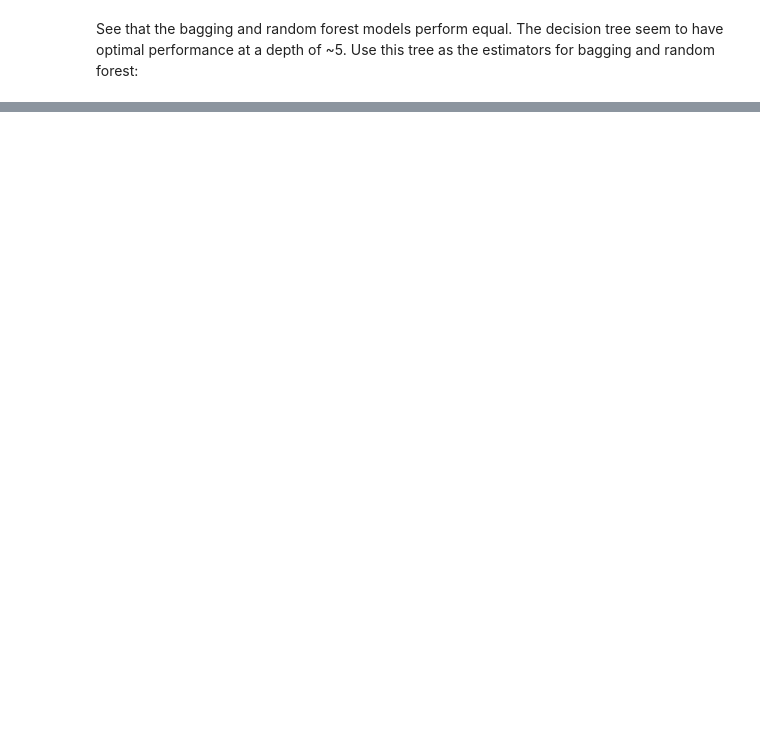
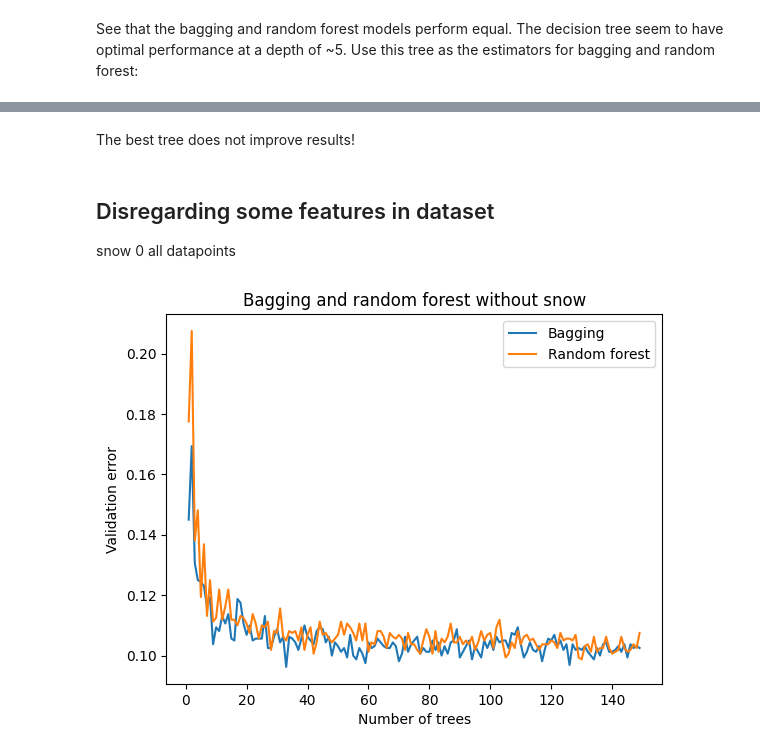
Before and after one commit to Jackebacke/SML-Project, a Jupyter notebook: Project/Tree.ipynb, the cells around one changed output, grey strips where cells are left out. Drawn from its saved outputs; the diff is of its cells as text; code cells hidden in the pictures; blank space fills up the shorter version.

```diff
--- a/Project/Tree.ipynb
+++ b/Project/Tree.ipynb
@@ -185,0 +188,39 @@ low_bike_demand                  9              258
+# %% [markdown]
+The best tree does not improve results!
+# %% [markdown]
+## Disregarding some features in dataset
+snow 0 all datapoints
+# %%
+## Test with dropping irrelevant features
+XnoSnow = X.drop(columns='snow')
+
+trees3 = range(1, 150)
+acc_noSnow_bag = np.zeros(len(trees3))
+acc_noSnow_randf = np.zeros(len(trees3))
+
+# K-fold cross validation
+for train_index, val_index in cv.split(XnoSnow): # Loopar över alla folds
+    X_train, X_val = XnoSnow.iloc[train_index], XnoSnow.iloc[val_index]
+    Y_train, Y_val = Y.iloc[train_index], Y.iloc[val_index]
+
+    for j,k in enumerate(trees3): # Classifier for each hyperparameter
+        kwargs = {'n_estimators': k}
+        Randf = RandomForestClassifier(**kwargs)
+        Bag = BaggingClassifier(**kwargs)
+        Randf.fit(X_train, Y_train)
+        Bag.fit(X_train, Y_train)
+        acc_noSnow_randf[j] += Randf.score(X_val, Y_val)
+        acc_noSnow_bag[j] += Bag.score(X_val, Y_val)
+
+acc_noSnow_randf /= n_fold # ta average av alla average accuracies
+acc_noSnow_bag /= n_fold
+# %%
+plt.plot(trees3, 1 - acc_noSnow_bag)
+plt.plot(trees3, 1 - acc_noSnow_randf)
+plt.xlabel('Number of trees')
+plt.ylabel('Validation error')
+plt.title('Bagging and random forest without snow')
+plt.legend(['Bagging', 'Random forest'])
+plt.show()
+# %% [output]
+[figure, added]
```
Also changed, not shown: parts of 11 cells of this notebook, 2 other files.
